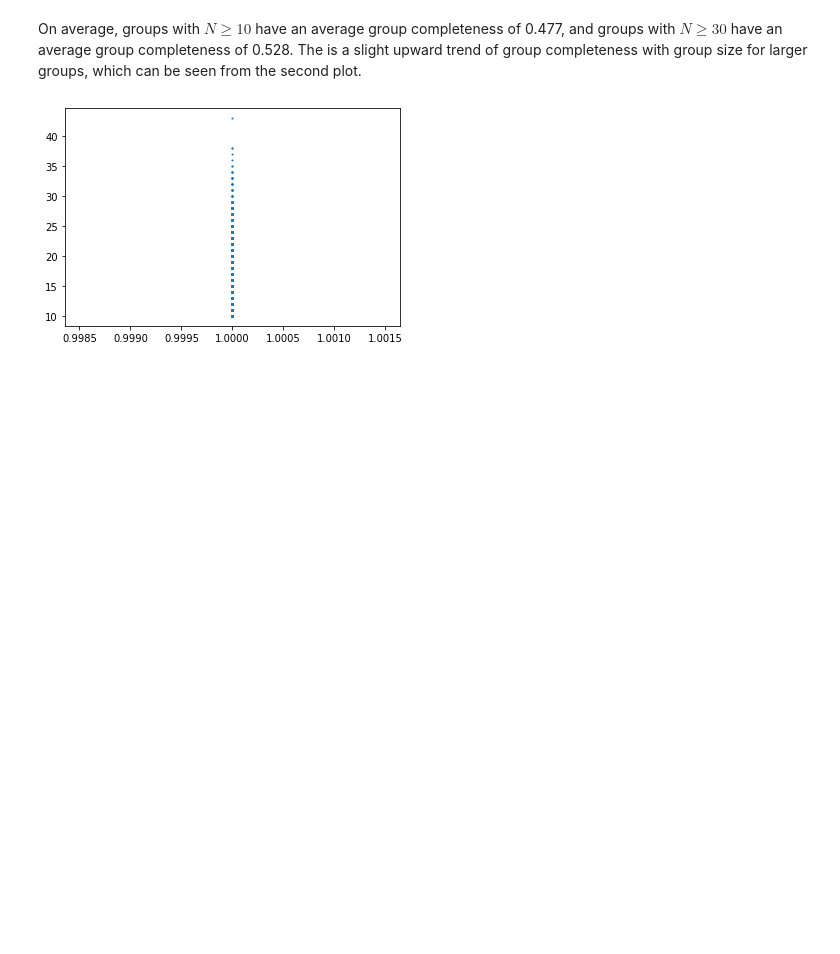
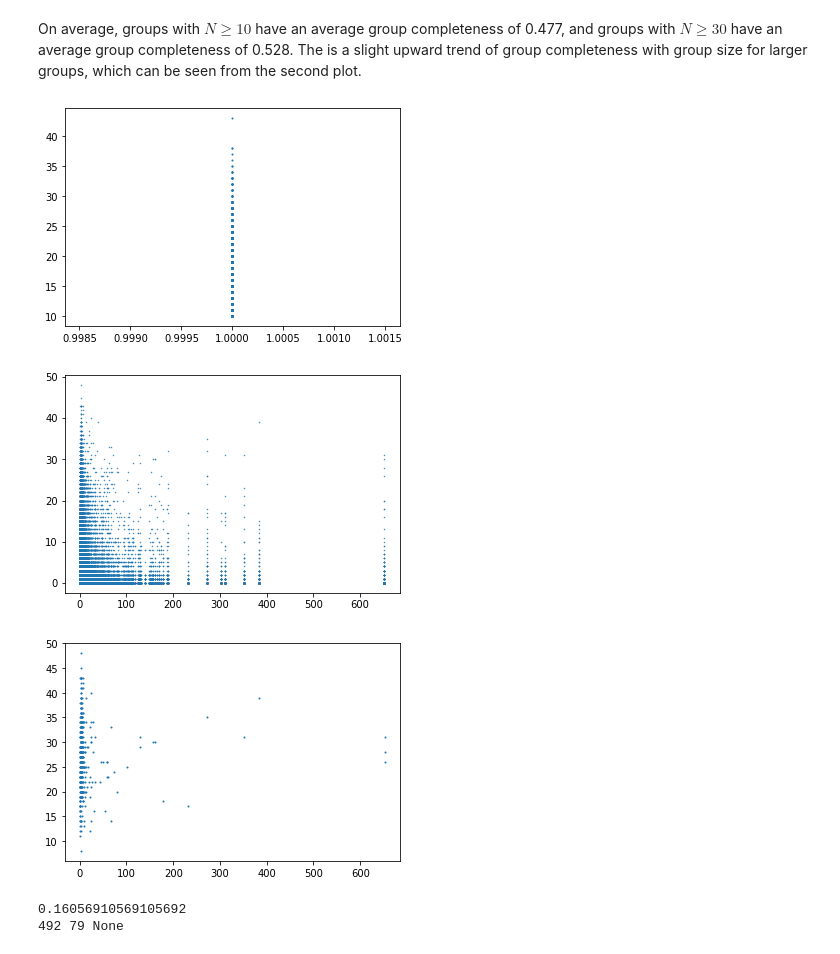
Before and after one commit to tplews98/MPhys_Project, a Jupyter notebook: MT_Week3_Groups.ipynb, the cells around one changed output. Cells and saved outputs as stored; diff of their text form; code cells hidden in the pictures; blank space fills up the shorter version.

Commit message:
GZ2 data with groups

```diff
--- a/MT_Week3_Groups.ipynb
+++ b/MT_Week3_Groups.ipynb
@@ -222,16 +224,21 @@ plt.show()
 # %% [output]
 [figure]
 # %%
-plt.scatter(group_data["group size"], group_data["t08_odd_feature_a24_merger_count"], s=0.2)
+plt.scatter(gz2_data["group_size"], gz2_data["t08_odd_feature_a24_merger_count"], s=0.2)
 plt.show()
 
 # mergers = group_data[group_data["t06_odd_a14_yes_count"] >= 20]
 # mergers = mergers[mergers["t06_odd_a14_yes_debiased"] > 0.42]
 # mergers = mergers[mergers["t08_odd_feature_a24_merger_debiased"] > 0.4]
 
-mergers = group_data[group_data["t08_odd_feature_a24_merger_flag"] == 1]
+mergers = gz2_data[gz2_data["t08_odd_feature_a24_merger_flag"] == 1]
 
-mergers_group_1 = mergers[mergers["group size"] == 1]
-plt.scatter(mergers["group size"], mergers["t08_odd_feature_a24_merger_count"], s=1)
+mergers_group_1 = mergers[mergers["group_size"] == 1]
+plt.scatter(mergers["group_size"], mergers["t08_odd_feature_a24_merger_count"], s=1)
 plt.show()
 print(len(mergers), len(mergers_group_1), print(len(mergers_group_1)/len(mergers)))
+# %% [output]
+[figure, added]
+[figure, added]
+0.16056910569105692
+492 79 None
```
Also changed, not shown: parts of 1 cell of this notebook.
